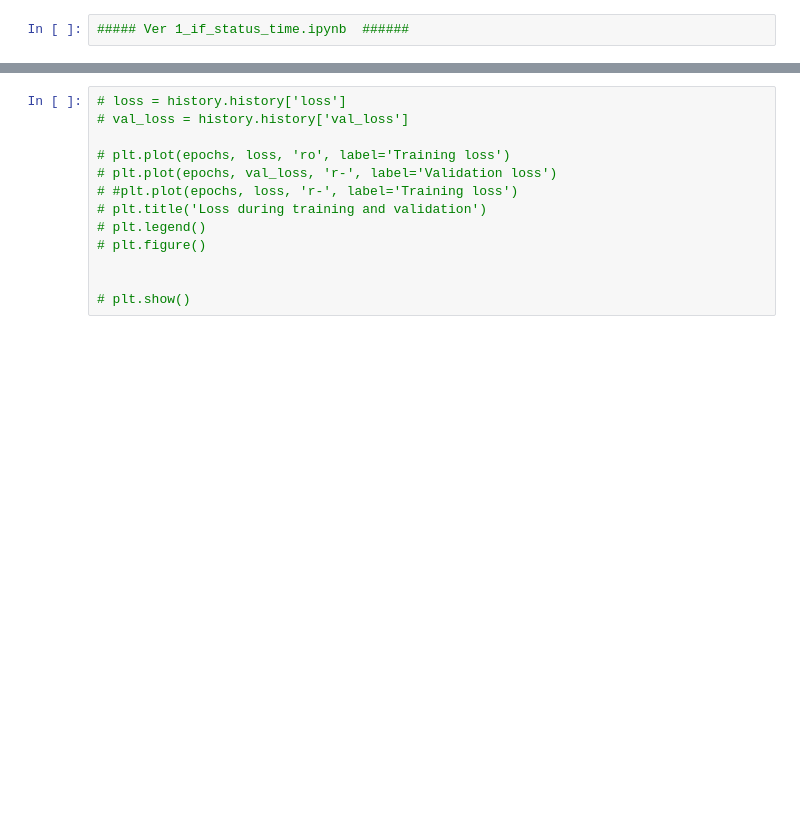
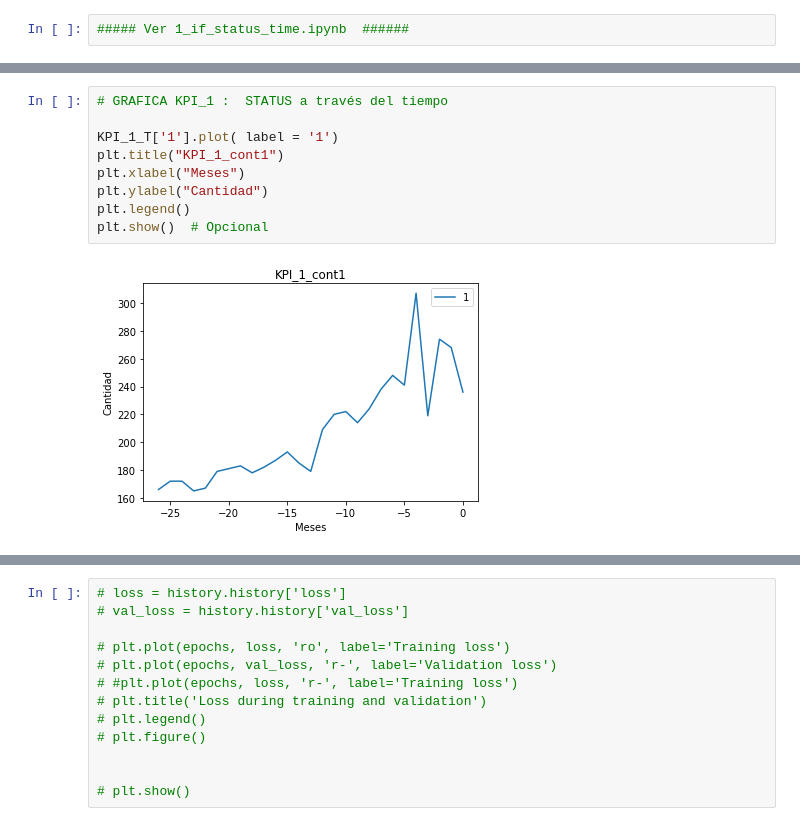
Before and after one commit to lymc33/Data_analysis_exercises, a Jupyter notebook: KPI_exercise/data_analysis.ipynb, the cells around one changed output, grey strips where cells are left out. Saved outputs shown, nothing was run; the diff lists cells and outputs as text; blank space fills up the shorter version.

```diff
--- a/KPI_exercise/data_analysis.ipynb
+++ b/KPI_exercise/data_analysis.ipynb
@@ -56,0 +59,11 @@ list(KPI_1.index)
+# %%
+# GRAFICA KPI_1 :  STATUS a través del tiempo
+
+KPI_1_T['1'].plot( label = '1')
+plt.title("KPI_1_cont1")
+plt.xlabel("Meses")
+plt.ylabel("Cantidad")
+plt.legend()
+plt.show()  # Opcional
+# %% [output]
+[figure, added]
```
Also changed, not shown: parts of 6 cells of this notebook.
